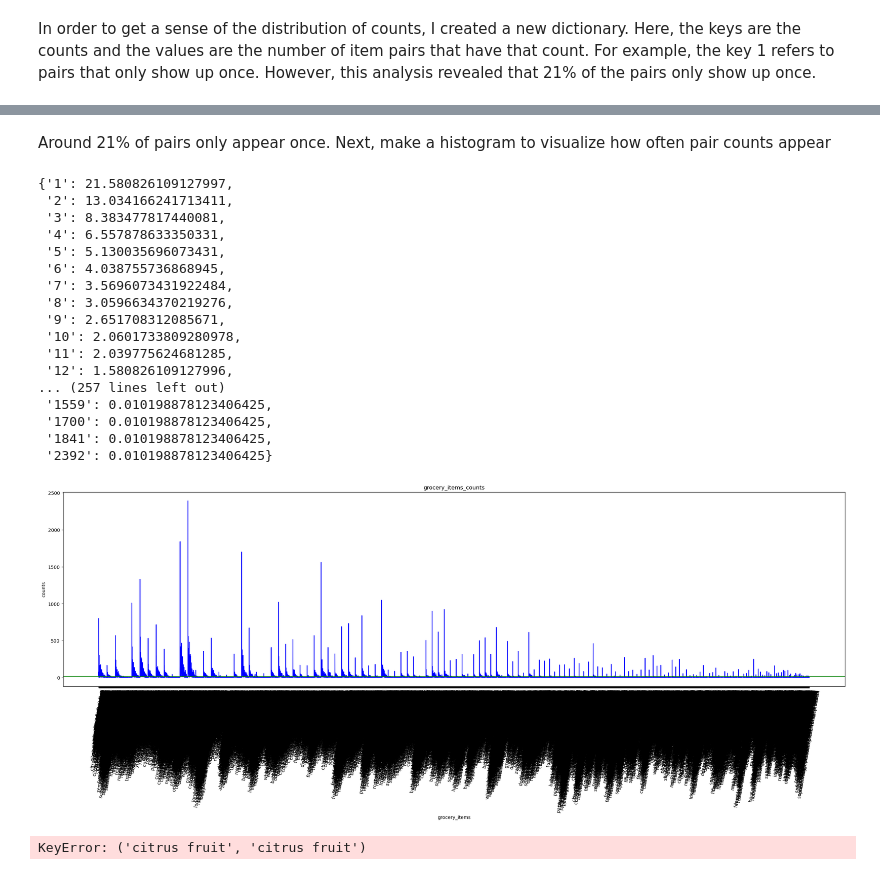
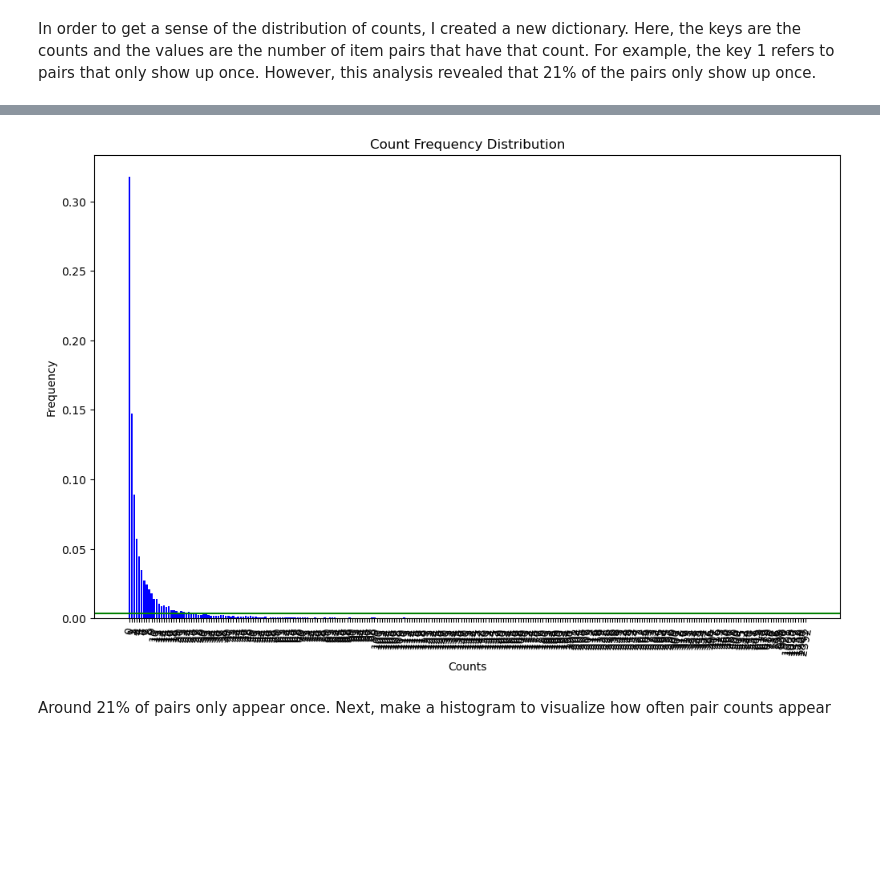
Before and after one commit to IsaacField93/data-processing-projects, a Jupyter notebook: grocery_combination_check_for_GIT.ipynb, the cells around one changed output, grey strips where cells are left out. Drawn from its saved outputs; the diff is of its cells as text; code cells hidden in the pictures; blank space fills up the shorter version.

```diff
--- a/grocery_combination_check_for_GIT.ipynb
+++ b/grocery_combination_check_for_GIT.ipynb
@@ -121,0 +123,4 @@ plt.show()
+# %%
+mean_counts = np.mean([count for count in count_of_combos.values()])
+std_counts = np.std([count for count in count_of_combos.values()])
+pd.DataFrame( {'Mean': np.mean([count for count in count_of_combos.values()]), 'Standard Deviation' : np.std([count for count in count_of_combos.values()]) }, index=[i for i in range(1)])
@@ -137,11 +203,14 @@ For example, the key 1 refers to pairs that only show up once. However, this ana
 # %%
 percentile_dict={}
 already_counted = []
-for i in clean_dict.values():
+for i in count_of_combos.values():
     counter = 0
     if i not in already_counted:
-        for j in clean_dict.values():
+        for j in count_of_combos.values():
             if i == j:
                 counter +=1
         already_counted.append(i)
-        percentile_dict[f'{i}'] = (counter/len(clean_dict.values())) * 100
+        percentile_dict[i] = (counter/len(count_of_combos.values()))
+        #percentile_dict[i] = (counter/len(count_of_combos.values())) * 100
+
+sorted_percentile_dict = {key:percentile_dict[key] for key in sorted(percentile_dict)}
@@ -148,46 +230,18 @@ for i in clean_dict.values():
+# %%
+# Use f string syntax to turn the x-axis values into strings so that they aren't spaced out by their int values
+plt.figure(figsize=(12,7.5))
+plt.bar(pd.Series([f'{count}' for count in sorted_percentile_dict.keys()]), pd.Series([frequency for frequency in sorted_percentile_dict.values()]) , color = 'blue')
+plt.xlabel('Counts')
+plt.ylabel('Frequency')
+plt.title('Count Frequency Distribution')
+plt.xticks(pd.Series([f'{count}' for count in sorted_percentile_dict.keys()]))
+
+plt.axhline(y = pd.Series([frequency for frequency in sorted_percentile_dict.values()]).mean(), color = 'green')
+#plt.axhline(y = pd.Series([key*value for key,value in sorted_percentile_dict.items()]).sum(), color = 'green')
+
+plt.xticks(rotation = 80)
+plt.show()
+# %% [output]
+[figure, added]
 # %% [markdown]
 Around 21% of pairs only appear once. Next, make a histogram to visualize how often pair counts appear
-# %%
-percentile_dict
-# %% [output]
-{'1': 21.580826109127997,
- '2': 13.034166241713411,
- '3': 8.383477817440081,
- '4': 6.557878633350331,
- '5': 5.130035696073431,
- '6': 4.038755736868945,
- '7': 3.5696073431922484,
- '8': 3.0596634370219276,
- '9': 2.651708312085671,
- '10': 2.0601733809280978,
- '11': 2.039775624681285,
- '12': 1.580826109127996,
-... (257 lines left out)
- '1559': 0.010198878123406425,
- '1700': 0.010198878123406425,
- '1841': 0.010198878123406425,
- '2392': 0.010198878123406425}
-# %%
-
-plt.figure(figsize=(17,7.5))
-plt.plot(grocery_items, counts, color = 'blue')
-plt.xlabel('grocery_items')
-plt.ylabel('counts')
-plt.title('grocery_items_counts')
-plt.xticks(grocery_items)
-
-plt.axhline(y = counts.mean(), color = 'green')
-
-plt.xticks(rotation = 80)
-plt.show()
-# %% [output]
-[figure, removed]
-# %%
-item_combos = itertools.combinations_with_replacement(unique_items, 2)
-counter = {}
-for a, b in item_combos:
-    for bag in cleaned_list_of_row_values:
-        if a in bag and b in bag:
-            counter[a,b] +=1
-# %% [output]
-KeyError: ('citrus fruit', 'citrus fruit')
```
Also changed, not shown: parts of 31 cells of this notebook.
